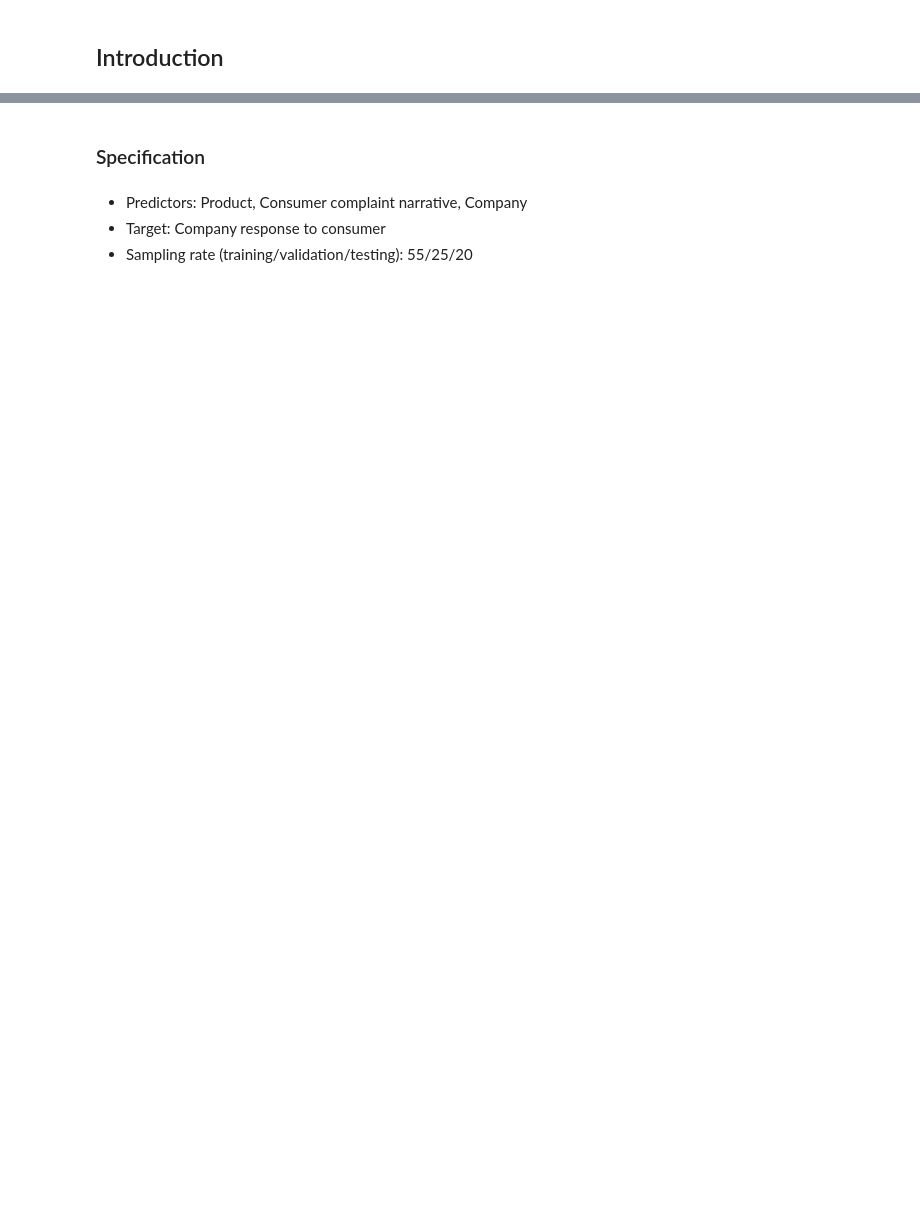
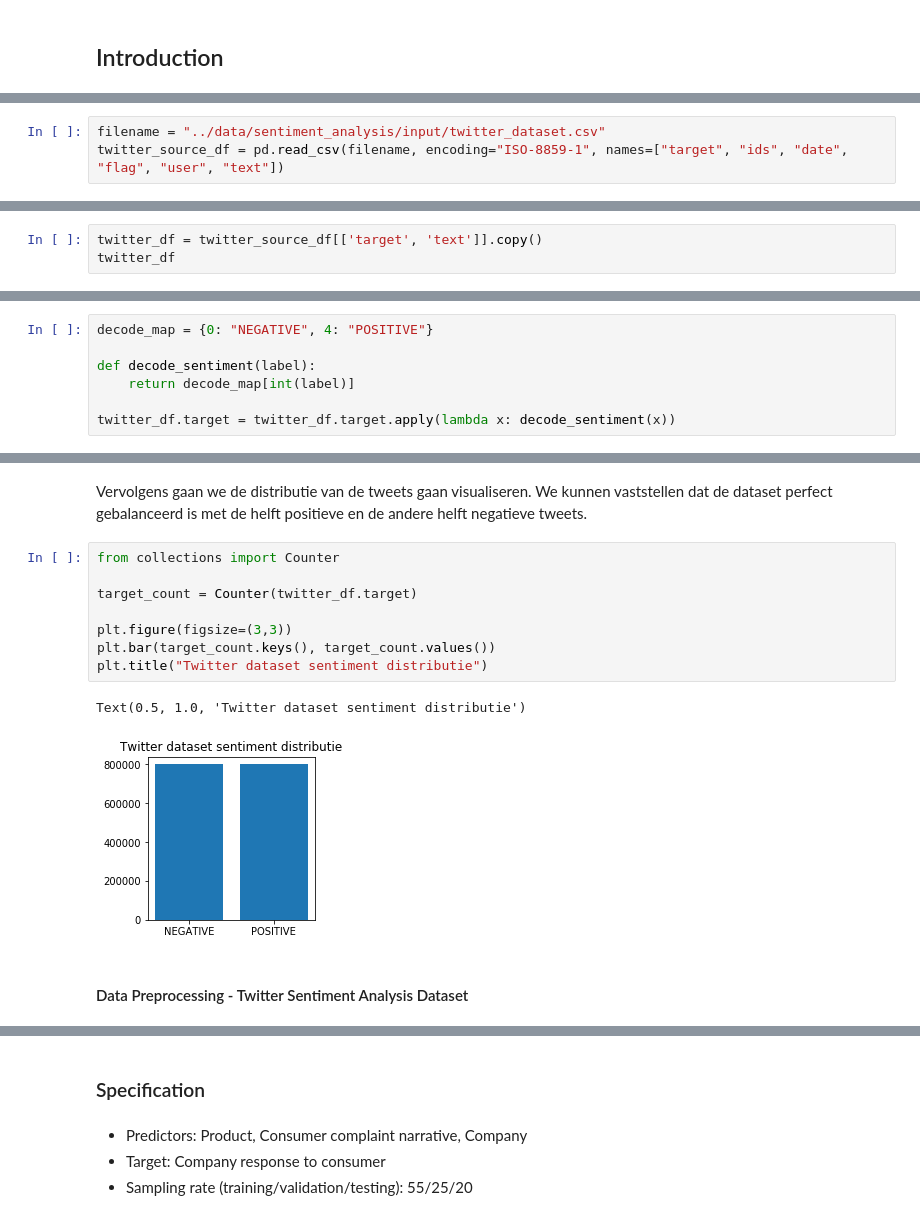
Before and after one commit to WouterStemgee/applied-machine-learning-consumer-complaints-database, a Jupyter notebook: sprint3/sprint3.ipynb, the cells around one changed output, grey strips where cells are left out. Cells and saved outputs as stored; diff of their text form; blank space fills up the shorter version.

Commit message:
Added markdown text to sentiment analysis + added TODOs

```diff
--- a/sprint3/sprint3.ipynb
+++ b/sprint3/sprint3.ipynb
@@ -25,0 +218,3 @@ complaints_source_df.head()
+# %%
+filename = "../data/sentiment_analysis/input/twitter_dataset.csv"
+twitter_source_df = pd.read_csv(filename, encoding="ISO-8859-1", names=["target", "ids", "date", "flag", "user", "text"])
@@ -25,0 +234,3 @@ complaints_source_df.head()
+# %%
+twitter_df = twitter_source_df[['target', 'text']].copy()
+twitter_df
@@ -25,0 +255,7 @@ complaints_source_df.head()
+# %%
+decode_map = {0: "NEGATIVE", 4: "POSITIVE"}
+
+def decode_sentiment(label):
+    return decode_map[int(label)]
+
+twitter_df.target = twitter_df.target.apply(lambda x: decode_sentiment(x))
@@ -25,0 +271,15 @@ complaints_source_df.head()
+# %% [markdown]
+Vervolgens gaan we de distributie van de tweets gaan visualiseren. We kunnen vaststellen dat de dataset perfect gebalanceerd is met de helft positieve en de andere helft negatieve tweets.
+# %%
+from collections import Counter
+
+target_count = Counter(twitter_df.target)
+
+plt.figure(figsize=(3,3))
+plt.bar(target_count.keys(), target_count.values())
+plt.title("Twitter dataset sentiment distributie")
+# %% [output]
+Text(0.5, 1.0, 'Twitter dataset sentiment distributie')
+[figure, added]
+# %% [markdown]
+#### Data Preprocessing - Twitter Sentiment Analysis Dataset
```
Also changed, not shown: parts of 192 cells of this notebook.
